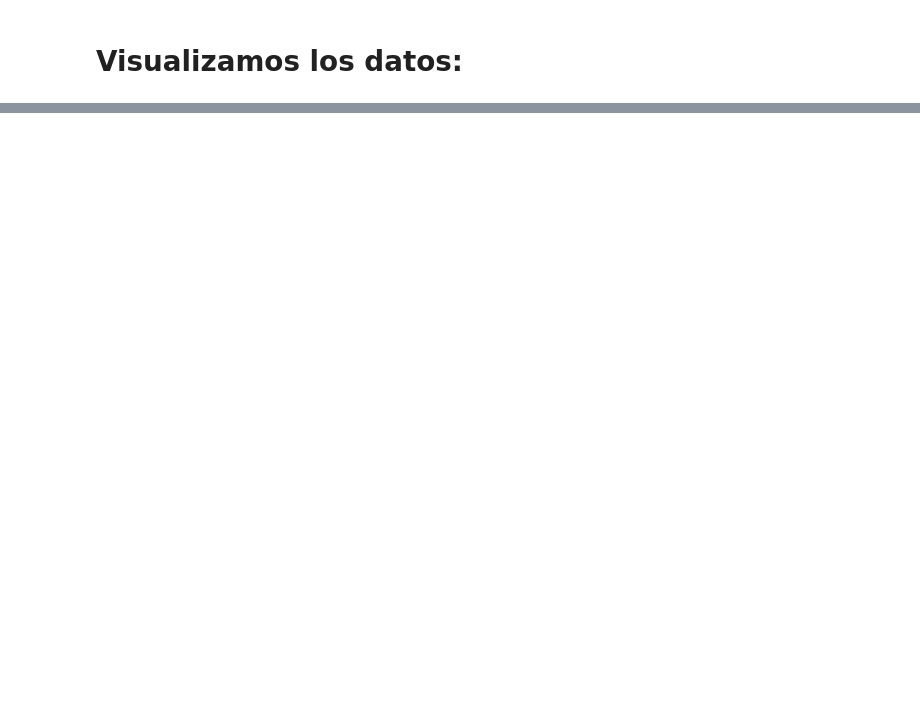
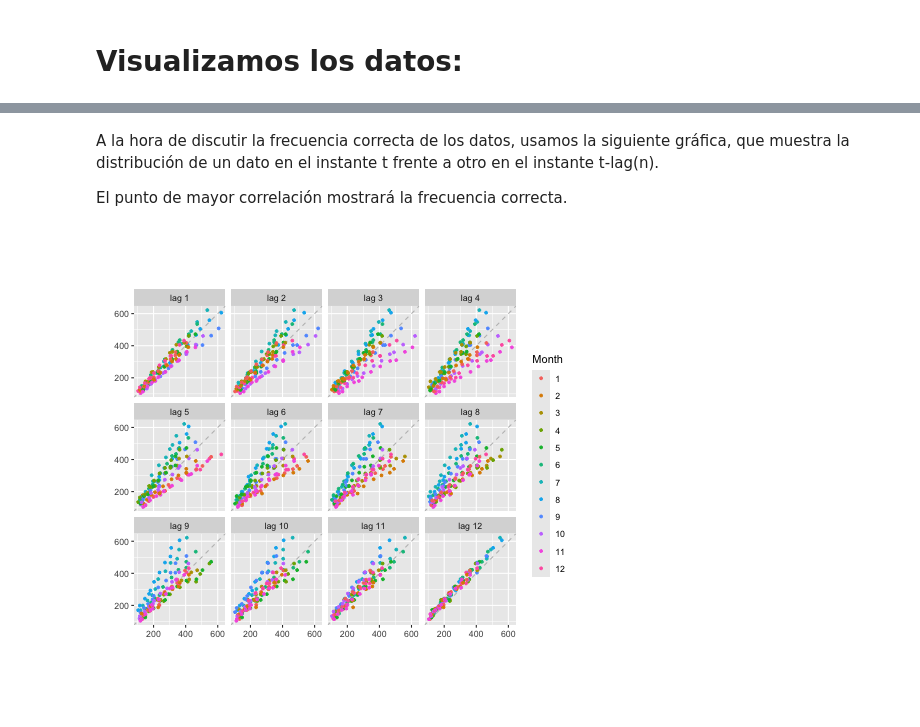
Before and after one commit to Arturo-Hernanz-CM/analisis_datos_modelo_series_temporales_pasajeros_avion, a Jupyter notebook: modelo_series.ipynb, the cells around one changed output, grey strips where cells are left out. Drawn from its saved outputs; the diff is of its cells as text; code cells hidden in the pictures; blank space fills up the shorter version.

```diff
--- a/modelo_series.ipynb
+++ b/modelo_series.ipynb
@@ -67,0 +124,9 @@ autoplot(ts_TMED)
+# %% [markdown]
+A la hora de discutir la frecuencia correcta de los datos, usamos la siguiente gráfica, que muestra la distribución de un dato en el instante t frente a otro en el instante t-lag(n).
+
+El punto de mayor correlación mostrará la frecuencia correcta.
+# %%
+%%R
+gglagplot(ts_TMED, do.lines = FALSE, lags = 12) + geom_point(size = 0.1, stroke = 0)
+# %% [output]
+[figure, added]
```
Also changed, not shown: parts of 21 cells of this notebook, 2 other files.
